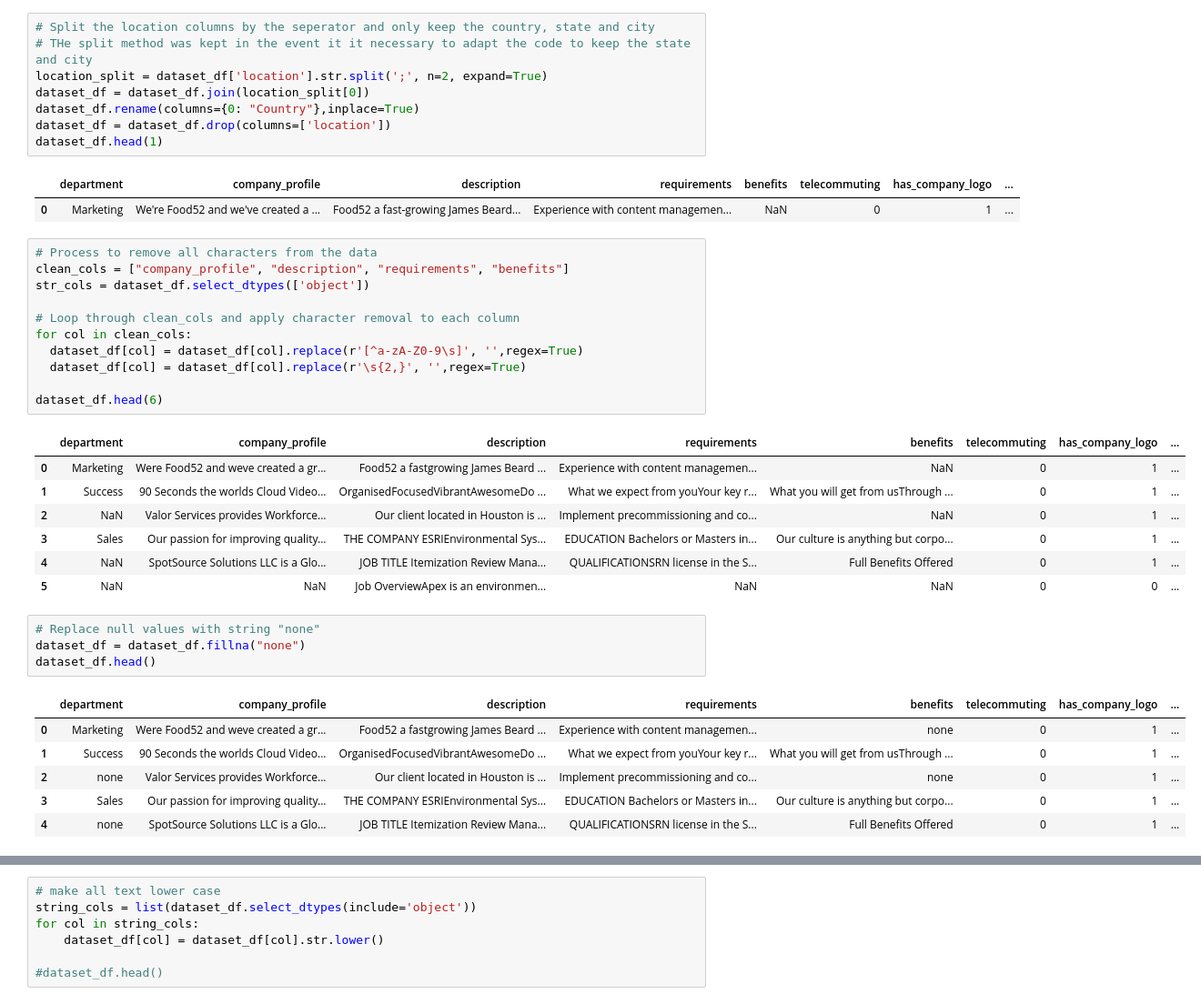
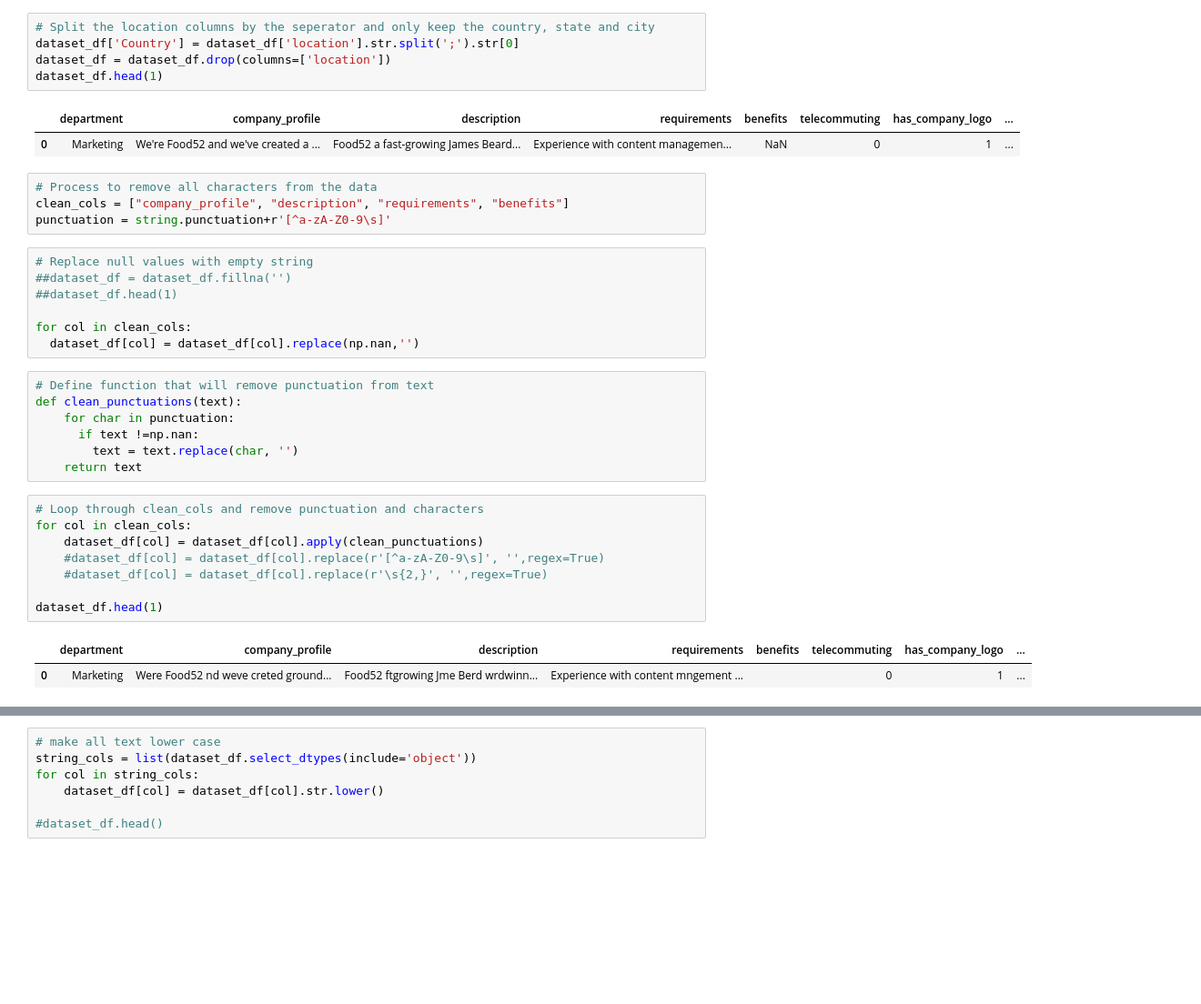
Before and after one commit to Ikyupark/Capstone-project, a Jupyter notebook: Capstone_ETL.ipynb, the cells around one changed output, grey strips where cells are left out. Shown at 91% size. Cells and saved outputs as stored; diff of their text form; blank space fills up the shorter version.

Commit message:
updated code with simpler cleaning method
removed complicated tokenization process for a simpler method

```diff
--- a/Capstone_ETL.ipynb
+++ b/Capstone_ETL.ipynb
@@ -69,42 +63,38 @@ fraudulent                 0
 dtype: int64
 # %%
 # Split the location columns by the seperator and only keep the country, state and city
-# THe split method was kept in the event it it necessary to adapt the code to keep the state and city
-location_split = dataset_df['location'].str.split(';', n=2, expand=True)
-dataset_df = dataset_df.join(location_split[0])
-dataset_df.rename(columns={0: "Country"},inplace=True)
+dataset_df['Country'] = dataset_df['location'].str.split(';').str[0]
 dataset_df = dataset_df.drop(columns=['location'])
 dataset_df.head(1)
 # %% [output]
 |  | department | company_profile | description | requirements | benefits | telecommuting | has_company_logo | ... |
 | 0 | Marketing | We're Food52 and we've created a ... | Food52 a fast-growing James Beard... | Experience with content managemen... | NaN | 0 | 1 | ... |
+# %%
+# Process to remove all characters from the data
+clean_cols = ["company_profile", "description", "requirements", "benefits"]
+punctuation = string.punctuation+r'[^a-zA-Z0-9\s]'
+# %%
+# Replace null values with empty string
+##dataset_df = dataset_df.fillna('')
+##dataset_df.head(1)
+
+for col in clean_cols:
+  dataset_df[col] = dataset_df[col].replace(np.nan,'')
+# %%
+# Define function that will remove punctuation from text
+def clean_punctuations(text):
+    for char in punctuation:
+      if text !=np.nan:
+        text = text.replace(char, '')
+    return text
 # %%
-# Process to remove all characters from the data
-clean_cols = ["company_profile", "description", "requirements", "benefits"]
-str_cols = dataset_df.select_dtypes(['object'])
+# Loop through clean_cols and remove punctuation and characters
+for col in clean_cols:
+    dataset_df[col] = dataset_df[col].apply(clean_punctuations)
+    #dataset_df[col] = dataset_df[col].replace(r'[^a-zA-Z0-9\s]', '',regex=True)
+    #dataset_df[col] = dataset_df[col].replace(r'\s{2,}', '',regex=True)
 
-# Loop through clean_cols and apply character removal to each column
-for col in clean_cols:
-  dataset_df[col] = dataset_df[col].replace(r'[^a-zA-Z0-9\s]', '',regex=True)
-  dataset_df[col] = dataset_df[col].replace(r'\s{2,}', '',regex=True)
-
-dataset_df.head(6)
+dataset_df.head(1)
 # %% [output]
 |  | department | company_profile | description | requirements | benefits | telecommuting | has_company_logo | ... |
-| 0 | Marketing | Were Food52 and weve created a gr... | Food52 a fastgrowing James Beard ... | Experience with content managemen... | NaN | 0 | 1 | ... |
-| 1 | Success | 90 Seconds the worlds Cloud Video... | OrganisedFocusedVibrantAwesomeDo ... | What we expect from youYour key r... | What you will get from usThrough ... | 0 | 1 | ... |
-| 2 | NaN | Valor Services provides Workforce... | Our client located in Houston is ... | Implement precommissioning and co... | NaN | 0 | 1 | ... |
-| 3 | Sales | Our passion for improving quality... | THE COMPANY ESRIEnvironmental Sys... | EDUCATION Bachelors or Masters in... | Our culture is anything but corpo... | 0 | 1 | ... |
-| 4 | NaN | SpotSource Solutions LLC is a Glo... | JOB TITLE Itemization Review Mana... | QUALIFICATIONSRN license in the S... | Full Benefits Offered | 0 | 1 | ... |
-| 5 | NaN | NaN | Job OverviewApex is an environmen... | NaN | NaN | 0 | 0 | ... |
+| 0 | Marketing | Were Food52 nd weve creted ground... | Food52 ftgrowing Jme Berd wrdwinn... | Experience with content mngement ... |  | 0 | 1 | ... |
-# %%
-# Replace null values with string "none"
-dataset_df = dataset_df.fillna("none")
-dataset_df.head()
-# %% [output]
-|  | department | company_profile | description | requirements | benefits | telecommuting | has_company_logo | ... |
-| 0 | Marketing | Were Food52 and weve created a gr... | Food52 a fastgrowing James Beard ... | Experience with content managemen... | none | 0 | 1 | ... |
-| 1 | Success | 90 Seconds the worlds Cloud Video... | OrganisedFocusedVibrantAwesomeDo ... | What we expect from youYour key r... | What you will get from usThrough ... | 0 | 1 | ... |
-| 2 | none | Valor Services provides Workforce... | Our client located in Houston is ... | Implement precommissioning and co... | none | 0 | 1 | ... |
-| 3 | Sales | Our passion for improving quality... | THE COMPANY ESRIEnvironmental Sys... | EDUCATION Bachelors or Masters in... | Our culture is anything but corpo... | 0 | 1 | ... |
-| 4 | none | SpotSource Solutions LLC is a Glo... | JOB TITLE Itemization Review Mana... | QUALIFICATIONSRN license in the S... | Full Benefits Offered | 0 | 1 | ... |
```
Also changed, not shown: parts of 44 cells of this notebook.
